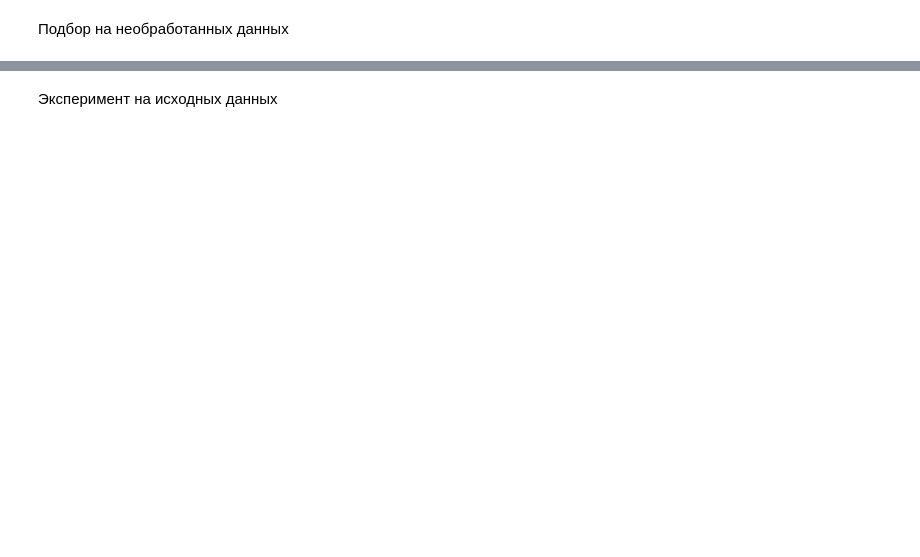
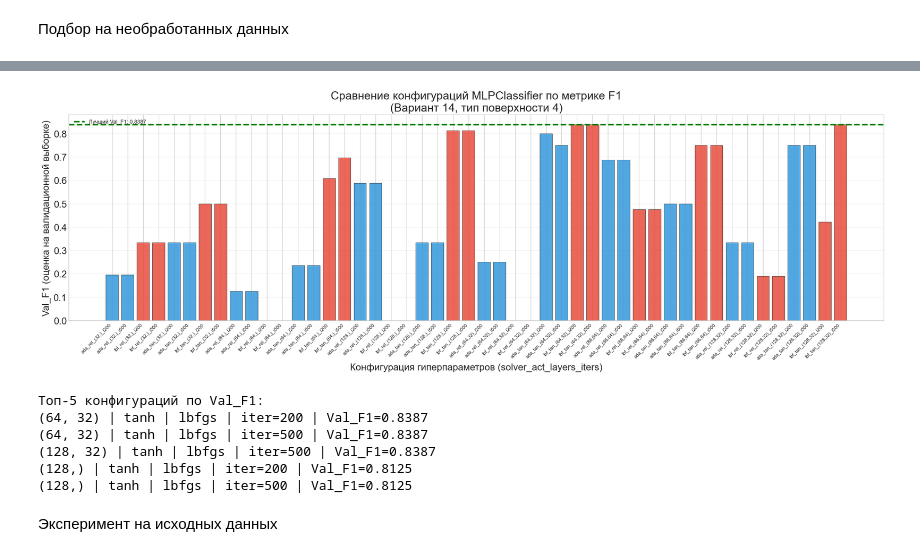
Before and after one commit to heigan/LB_3, a Jupyter notebook: 03_preview.ipynb, the cells around one changed output, grey strips where cells are left out. Cells and saved outputs as stored; diff of their text form; code cells hidden in the pictures; blank space fills up the shorter version.

```diff
--- a/03_preview.ipynb
+++ b/03_preview.ipynb
@@ -140,3 +137,62 @@ BEST_PARAMS = best_params.copy()
+# %%
+import matplotlib.pyplot as plt
+import os
+
+# Настройки отображения
+plt.rcParams['figure.figsize'] = (20, 7)
+plt.rcParams['font.size'] = 16
+plt.rcParams['legend.fontsize'] = 16
+plt.style.use('seaborn-v0_8-whitegrid')
+
+# Формируем компактные подписи для оси X
+df_results['config_label'] = (
+    df_results['solver'].str[:3] + '_' +
+    df_results['activation'].str[:3] + '_' +
+    df_results['layers'].apply(lambda x: str(x).replace(' ', '')) + '_i' +
+    df_results['max_iter'].astype(str)
+)
+
+plt.figure()
+colors = {'adam': '#3498db', 'lbfgs': '#e74c3c'}
+
+plt.bar(
+    range(len(df_results)),
+    df_results['val_f1'],
+    color=[colors[s] for s in df_results['solver']],
+    alpha=0.85, edgecolor='black', linewidth=0.5
+)
+
+plt.xticks(range(len(df_results)), df_results['config_label'], rotation=45, ha='right', fontsize=8)
+
+best_idx = df_results['val_f1'].idxmax()
+plt.axhline(y=df_results.loc[best_idx, 'val_f1'], color='green', linestyle='--',
+            linewidth=2.5, label=f'Лучший Val_F1: {df_results.loc[best_idx, "val_f1"]:.4f}')
+
+plt.xlabel('Конфигурация гиперпараметров (solver_act_layers_iters)')
+plt.ylabel('Val_F1 (оценка на валидационной выборке)')
+plt.title('Сравнение конфигураций MLPClassifier по метрике F1\n(Вариант 14, тип поверхности 4)')
+plt.legend(loc='upper left', fontsize=9)
+plt.grid(axis='y', alpha=0.3)
+plt.tight_layout()
+
+# Сохранение
+os.makedirs(reports_dir, exist_ok=True)
+plt.savefig(os.path.join(reports_dir, "hyperparams_val_histogram.png"), dpi=300, bbox_inches='tight')
+plt.show()
+
+# Вывод топ-5 результатов в консоль
+print("\nТоп-5 конфигураций по Val_F1:")
+top5 = df_results.nlargest(5, 'val_f1')[['layers', 'activation', 'solver', 'max_iter', 'val_f1', 'val_acc']]
+for _, row in top5.iterrows():
+    print(f"{row['layers']} | {row['activation']} | {row['solver']} | iter={row['max_iter']} | Val_F1={row['val_f1']:.4f}")
+# %% [output]
+[figure, added]
+Топ-5 конфигураций по Val_F1:
+(64, 32) | tanh | lbfgs | iter=200 | Val_F1=0.8387
+(64, 32) | tanh | lbfgs | iter=500 | Val_F1=0.8387
+(128, 32) | tanh | lbfgs | iter=500 | Val_F1=0.8387
+(128,) | tanh | lbfgs | iter=200 | Val_F1=0.8125
+(128,) | tanh | lbfgs | iter=500 | Val_F1=0.8125
 # %% [markdown]
 Эксперимент на исходных данных
 # %%
```
Also changed, not shown: parts of 18 cells of this notebook, 7 other files.
